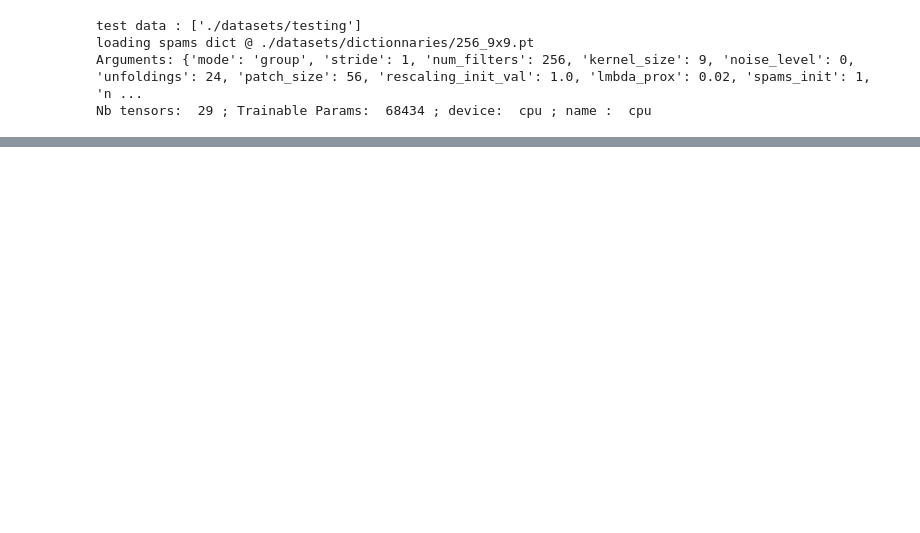
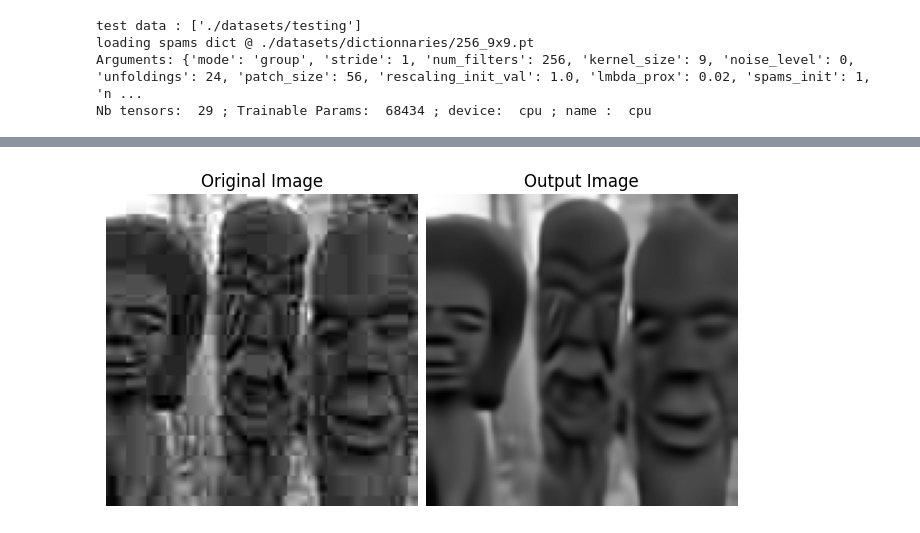
Before and after one commit to Skydive/Group-Sparse-Coding, a Jupyter notebook: test.ipynb, the cells around one changed output, grey strips where cells are left out. Saved outputs shown, nothing was run; the diff lists cells and outputs as text; code cells hidden in the pictures; blank space fills up the shorter version.

```diff
--- a/test.ipynb
+++ b/test.ipynb
@@ -152,15 +143,17 @@ with torch.set_grad_enabled(False):
 
     # Take a mean of our blocks, recombine them into our output image
     output = block._agregate_blocks(batch_out_blocks)
-
-    f, axs = plt.subplots(1, 3, constrained_layout=True);
-    axs[0].imshow(batch[0,0], cmap='gray');
-    axs[0].set_title("Original Image");
-    axs[1].imshow(noisy_batch[0,0], cmap='gray');
-    axs[1].set_title("Noised Image");
-    axs[2].imshow(output[0,0], cmap='gray');
-    axs[2].set_title("Output Image");
-    axs[0].axis('off');
-    axs[1].axis('off');
-    axs[2].axis('off');
-    plt.show();
+# %%
+f, axs = plt.subplots(1, 2, constrained_layout=True);
+axs[0].imshow(batch[0,0], cmap='gray');
+axs[0].set_title("Original Image");
+#     axs[1].imshow(noisy_batch[0,0], cmap='gray');
+#     axs[1].set_title("Noised Image");
+axs[1].imshow(output[0,0], cmap='gray');
+axs[1].set_title("Output Image");
+axs[0].axis('off');
+axs[1].axis('off');
+#     axs[2].axis('off');
+plt.show();
+# %% [output]
+[figure, added]
```
Also changed, not shown: parts of 9 cells of this notebook, 5 other files.
